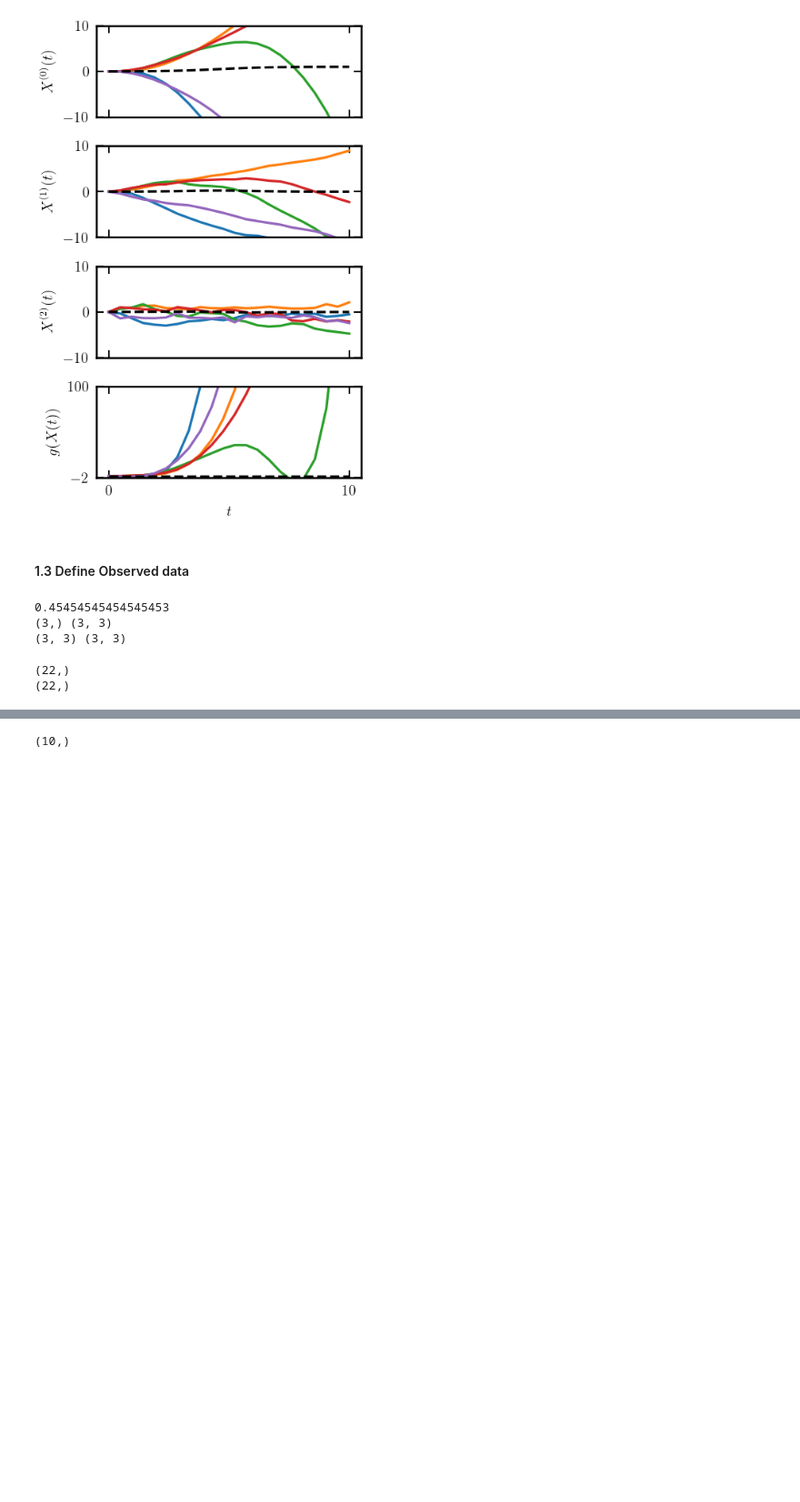
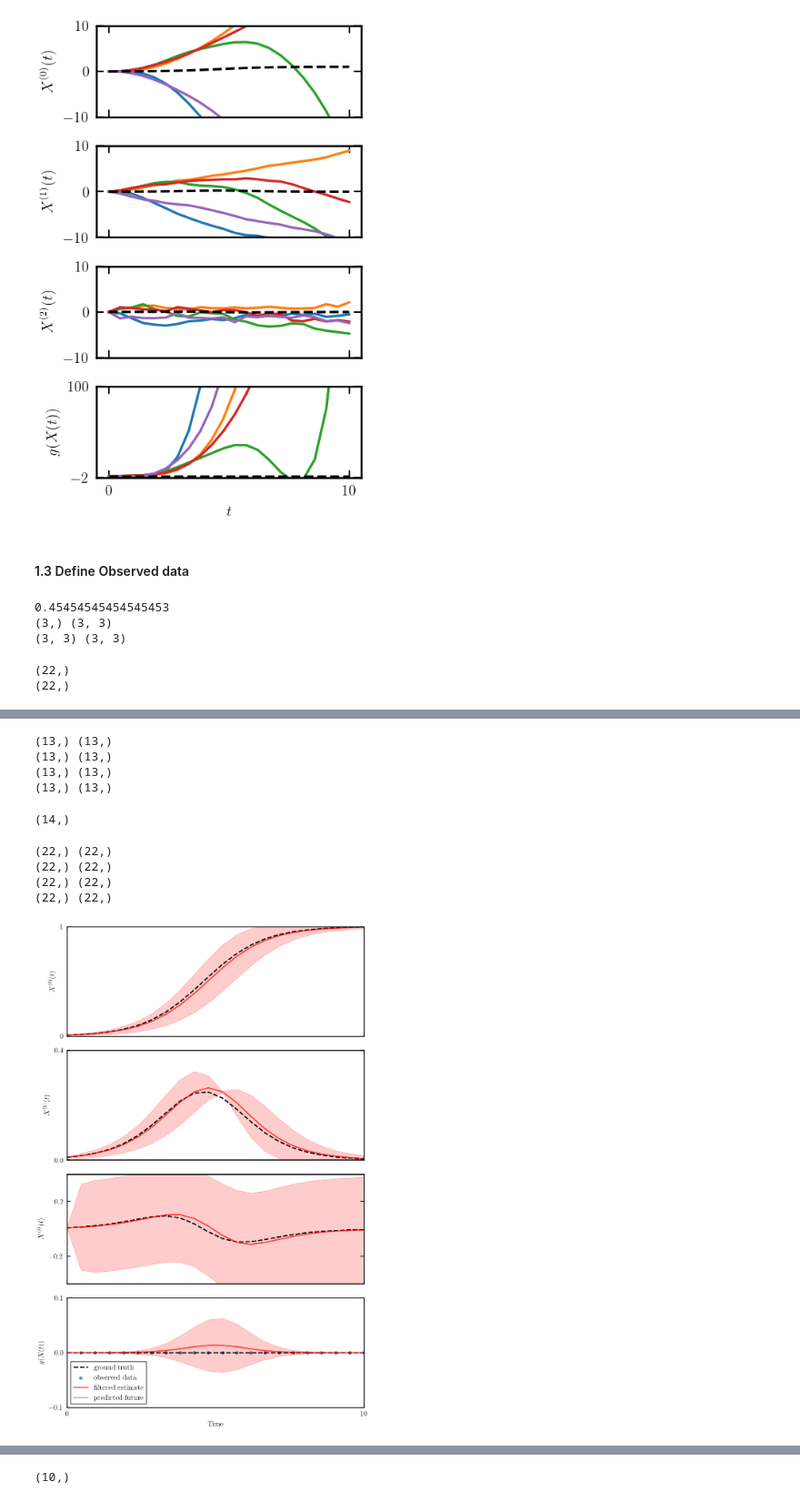
Before and after one commit to paufisch/ode_filters, a Jupyter notebook: diffeq_playground.ipynb, the cells around one changed output, grey strips where cells are left out. Shown at 91% size. Saved outputs shown, nothing was run; the diff lists cells and outputs as text; code cells hidden in the pictures; blank space fills up the shorter version.

```diff
--- a/diffeq_playground.ipynb
+++ b/diffeq_playground.ipynb
@@ -291,0 +459,20 @@ plot_kalman_filter(step, ts, m_projected, P_projected, m_future_projected, P_fut
+# %%
+# Example usage
+plot_kalman_filter_subplots(12, savefig=True)
+# %% [output]
+(13,) (13,)
+(13,) (13,)
+(13,) (13,)
+(13,) (13,)
+# %%
+m_projected.shape
+# %% [output]
+(14,)
+# %%
+plot_kalman_filter_subplots(N-1)
+# %% [output]
+(22,) (22,)
+(22,) (22,)
+(22,) (22,)
+(22,) (22,)
+[figure, added]
```
Also changed, not shown: parts of 6 cells of this notebook, 1 other file.
